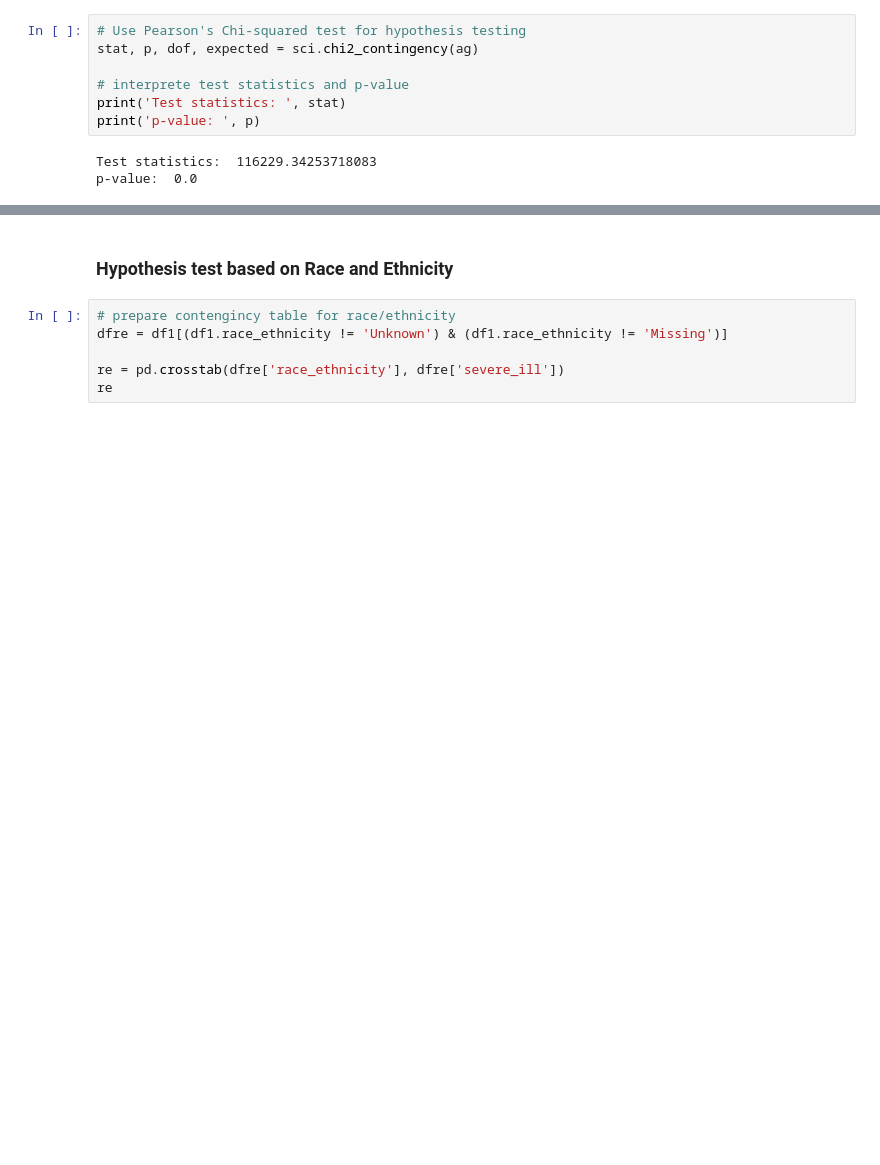
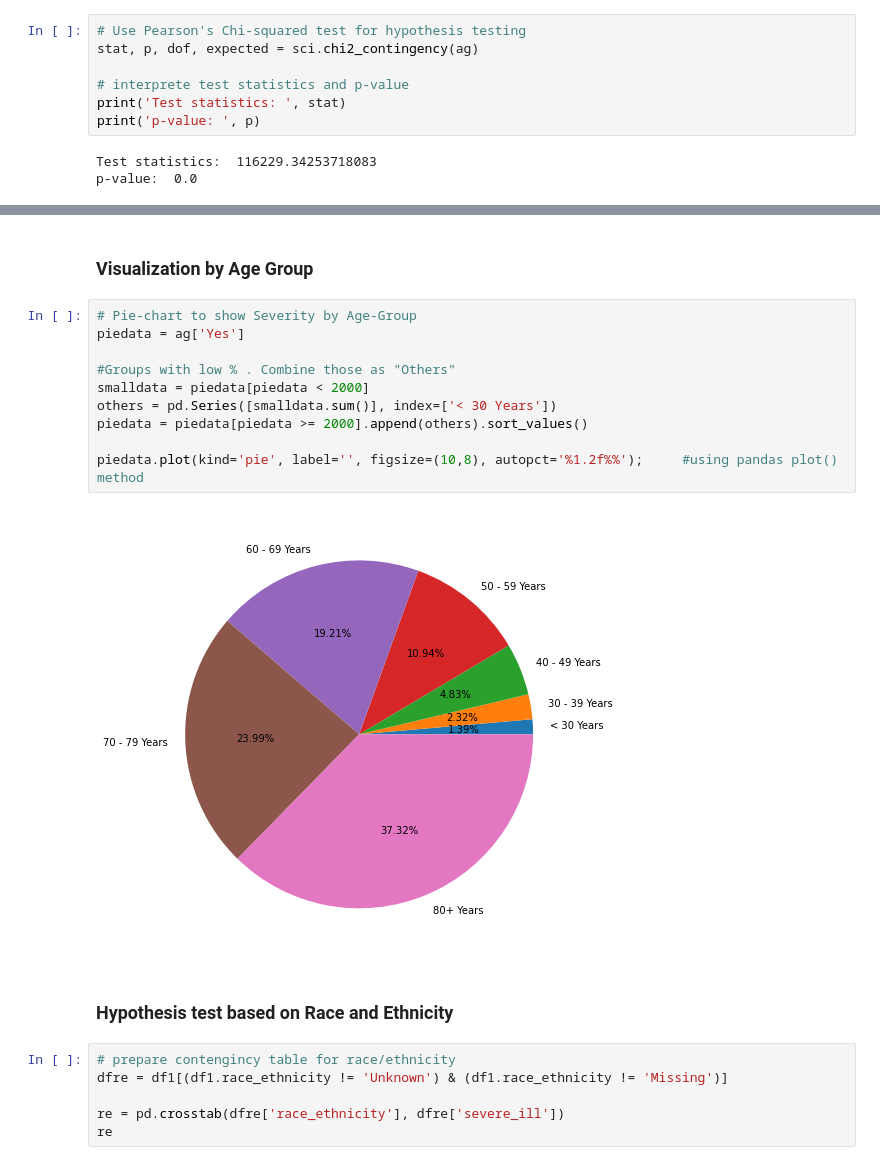
Before and after one commit to PulakDebnath/capstone, a Jupyter notebook: src/capstone.ipynb, the cells around one changed output, grey strips where cells are left out. Drawn from its saved outputs; the diff is of its cells as text; blank space fills up the shorter version.

```diff
--- a/src/capstone.ipynb
+++ b/src/capstone.ipynb
@@ -223,3 +277,17 @@ Total severe cases 88934
+# %% [markdown]
+### Visualization by Age Group
+# %%
+# Pie-chart to show Severity by Age-Group
+piedata = ag['Yes']
+
+#Groups with low % . Combine those as "Others"
+smalldata = piedata[piedata < 2000]
+others = pd.Series([smalldata.sum()], index=['< 30 Years'])
+piedata = piedata[piedata >= 2000].append(others).sort_values()
+
+piedata.plot(kind='pie', label='', figsize=(10,8), autopct='%1.2f%%');     #using pandas plot() method
+# %% [output]
+[figure, added]
 # %% [markdown]
 ### Hypothesis test based on Race and Ethnicity
 # %%
```
Also changed, not shown: parts of 32 cells of this notebook, 1 other file.
